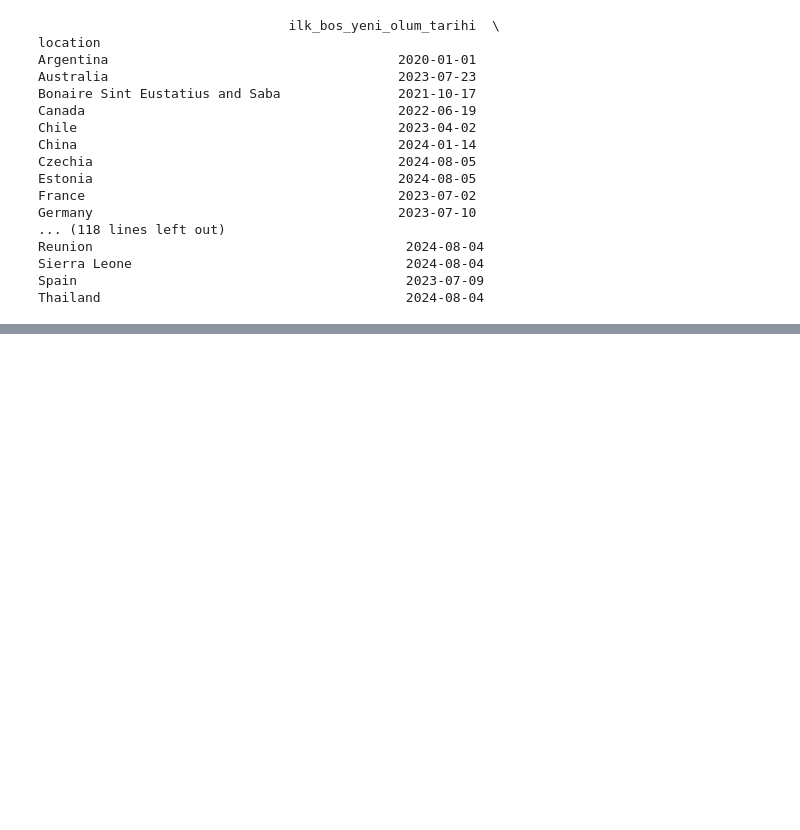
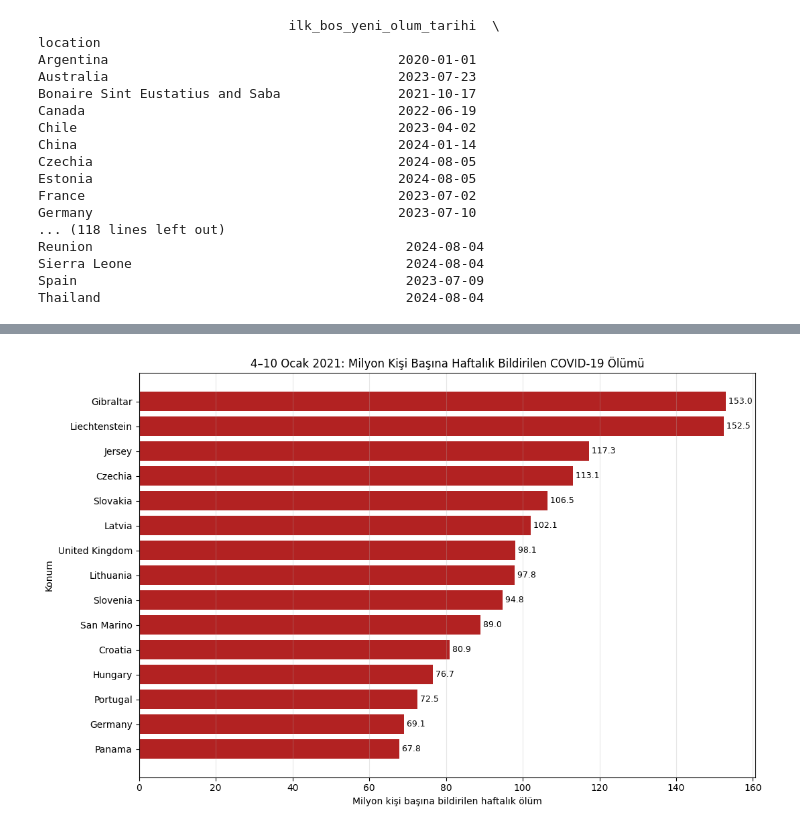
Before and after one commit to nazlican-engineer/CoronaVirusProject, a Jupyter notebook: covid_analysis.ipynb, the cells around one changed output, grey strips where cells are left out. Drawn from its saved outputs; the diff is of its cells as text; code cells hidden in the pictures; blank space fills up the shorter version.

```diff
--- a/covid_analysis.ipynb
+++ b/covid_analysis.ipynb
@@ -2088,0 +2459,11 @@ Thailand                                       2024-08-04
+# %%
+selected_week = pd.Timestamp('2021-01-04')
+
+week_death_per_million = weekly_deaths.loc[
+    (weekly_deaths['hafta_baslangici'] == selected_week)
+    & weekly_deaths['tam_hafta'],
+    ['location', 'haftalik_yeni_olum',
+     'population', 'haftalik_olum_milyon_basina']
+].sort_values('haftalik_olum_milyon_basina', ascending=False)
+
+print(week_death_per_million.head(15).to_string(index=False))
@@ -2088,0 +2487,37 @@ Thailand                                       2024-08-04
+# %%
+plot_death_per_million = (
+    week_death_per_million
+    .head(15)
+    .sort_values('haftalik_olum_milyon_basina')
+)
+
+fig, ax = plt.subplots(figsize=(11, 7))
+
+ax.barh(
+    plot_death_per_million['location'],
+    plot_death_per_million['haftalik_olum_milyon_basina'],
+    color='firebrick'
+)
+
+ax.set_title(
+    '4–10 Ocak 2021: Milyon Kişi Başına Haftalık Bildirilen COVID-19 Ölümü'
+)
+ax.set_xlabel('Milyon kişi başına bildirilen haftalık ölüm')
+ax.set_ylabel('Konum')
+ax.grid(axis='x', alpha=0.3)
+
+for i, value in enumerate(
+    plot_death_per_million['haftalik_olum_milyon_basina']
+):
+    ax.text(
+        value,
+        i,
+        f' {value:,.1f}',
+        va='center',
+        fontsize=9
+    )
+
+plt.tight_layout()
+plt.show()
+# %% [output]
+[figure, added]
```
Also changed, not shown: parts of 12 cells of this notebook.
